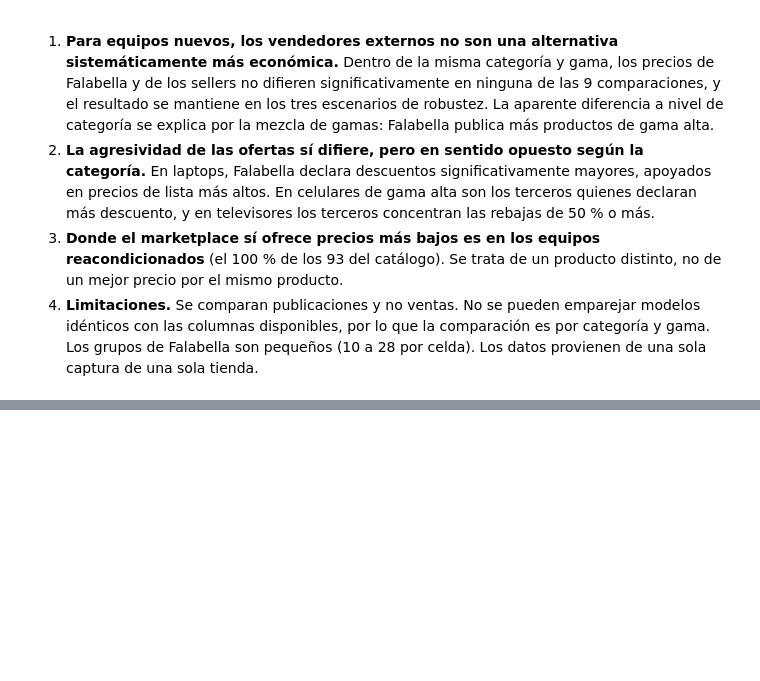
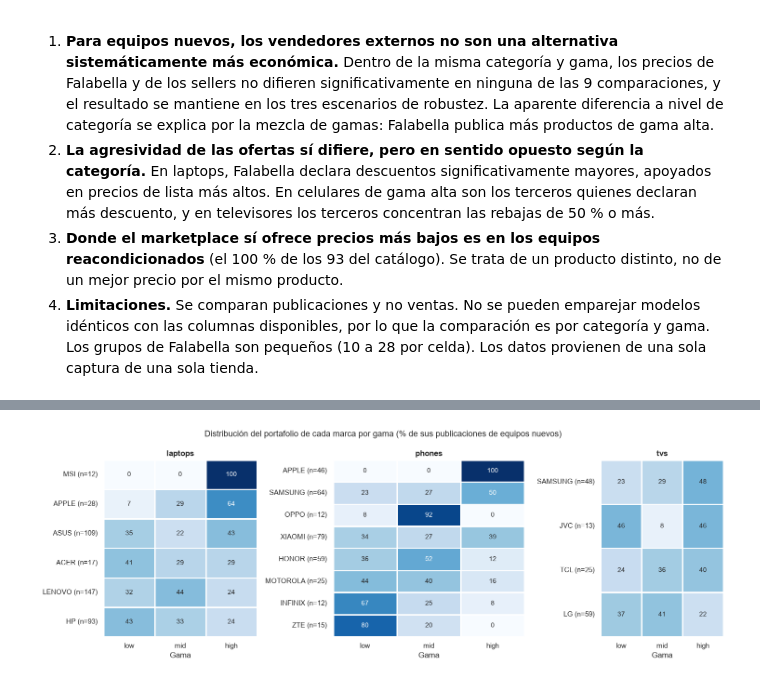
Before and after one commit to gmborjasb/SpiderMarketplace, a Jupyter notebook: notebooks/05_analisis_vendedores_marcas.ipynb, the cells around one changed output, grey strips where cells are left out. Drawn from its saved outputs; the diff is of its cells as text; code cells hidden in the pictures; blank space fills up the shorter version.

```diff
--- a/notebooks/05_analisis_vendedores_marcas.ipynb
+++ b/notebooks/05_analisis_vendedores_marcas.ipynb
@@ -481,0 +641,18 @@ display(resumen_robustez)
+# %%
+fig, axes = plt.subplots(1, 3, figsize=(15, 5.2), gridspec_kw={"width_ratios": [1, 1.25, 0.8]})
+for ax, cat in zip(axes, CATS):
+    sub = marcas_gama[marcas_gama["category"] == cat].set_index("brand")
+    matriz = sub[["pct_low", "pct_mid", "pct_high"]]
+    matriz.columns = TIERS
+    sns.heatmap(matriz, annot=True, fmt=".0f", cmap="Blues", vmin=0, vmax=100, cbar=False,
+                linewidths=2, linecolor="white", annot_kws={"fontsize": 10}, ax=ax)
+    ax.set_yticklabels([f"{m} (n={n})" for m, n in zip(sub.index, sub["n_nuevos"])], rotation=0)
+    ax.set_title(cat, fontweight="bold")
+    ax.set_xlabel("Gama")
+    ax.set_ylabel("")
+fig.suptitle("Distribución del portafolio de cada marca por gama (% de sus publicaciones de equipos nuevos)", fontsize=13)
+plt.tight_layout()
+savefig("ana_09_marcas_por_gama")
+plt.show()
+# %% [output]
+[figure, added]
```
Also changed, not shown: parts of 14 cells of this notebook.
